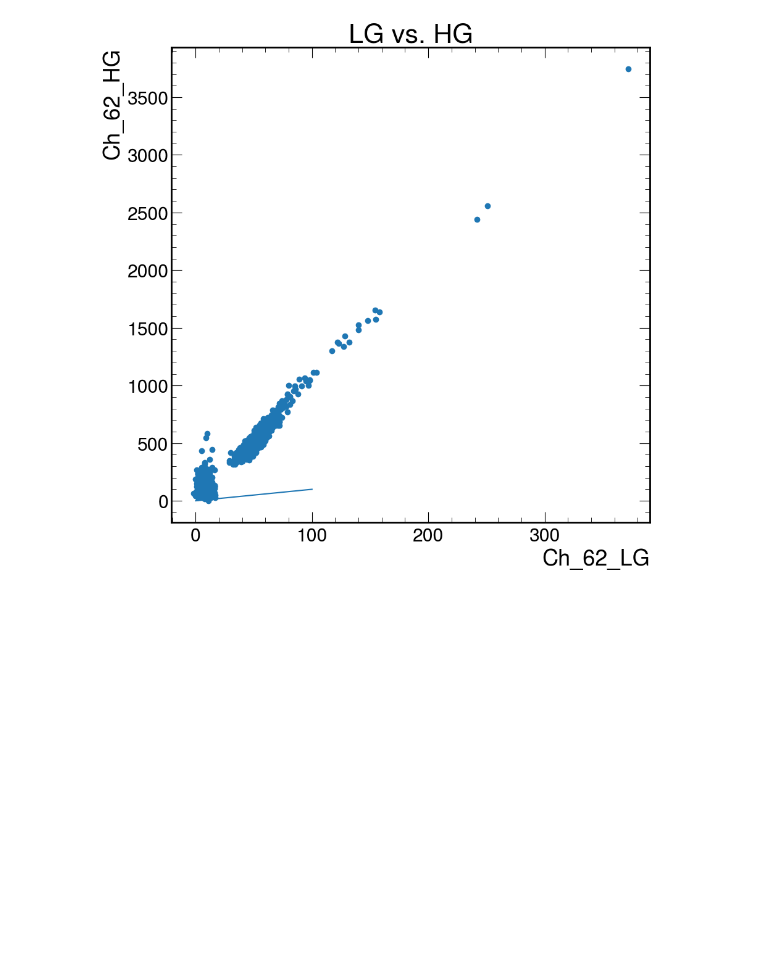
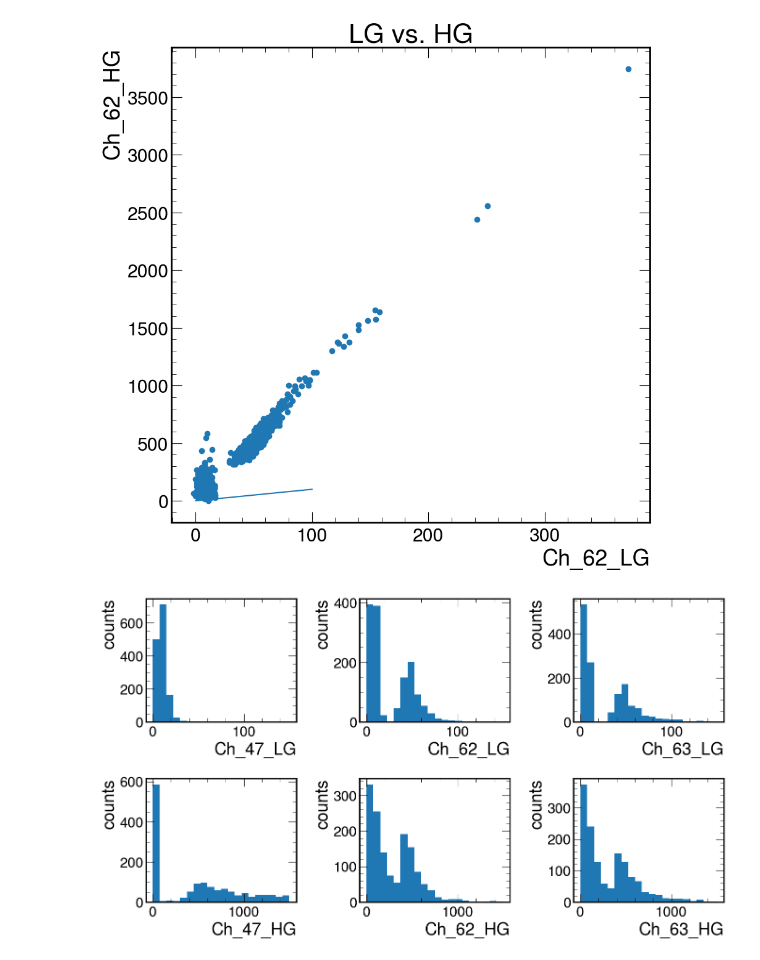
Before and after one commit to sebouh137/beamtest_plots, a Jupyter notebook: CAEN_Dataframe.ipynb, the cells around one changed output. Saved outputs shown, nothing was run; the diff lists cells and outputs as text; code cells hidden in the pictures; blank space fills up the shorter version.

Commit message:
added 1d plots

```diff
--- a/CAEN_Dataframe.ipynb
+++ b/CAEN_Dataframe.ipynb
@@ -65,3 +65,16 @@ plt.ylabel("Ch_62_HG")
 # %% [output]
 Text(0, 1, 'Ch_62_HG')
 [figure]
+# %%
+fig,axs=plt.subplots(2,3,figsize=(14,8))
+for i in range(2):
+    for j in range(3):
+        plt.sca(axs[i][j])
+        lbl=f'Ch_{[47,62,63][j]}_{"LG HG".split()[i]}'
+        plt.hist(df[lbl], bins=20, range=(0, 150 if i ==0 else 1500))
+        plt.xlabel(lbl)
+        plt.ylabel("counts")
+plt.tight_layout()
+plt.show()
+# %% [output]
+[figure, added]
```
